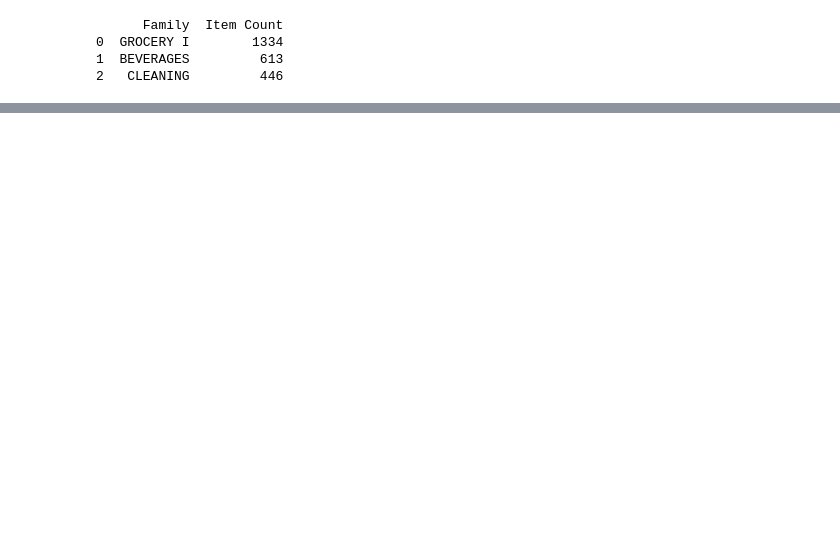
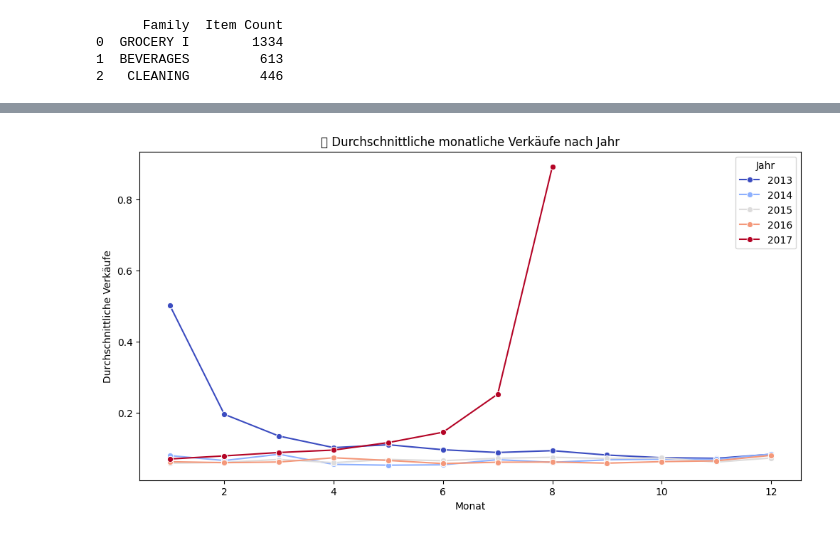
Before and after one commit to Sinem-B62/retail_demand_analysis, a Jupyter notebook: data_prep_ipynbipynb.ipynb, the cells around one changed output, grey strips where cells are left out. Cells and saved outputs as stored; diff of their text form; code cells hidden in the pictures; blank space fills up the shorter version.

```diff
--- a/data_prep_ipynbipynb.ipynb
+++ b/data_prep_ipynbipynb.ipynb
@@ -133,0 +436,23 @@ df_train
+# %%
+df_monthly_trend = (
+    df_train.groupby(['year', 'month'])['unit_sales']
+    .mean()
+    .reset_index()
+)
+
+plt.figure(figsize=(12,6))
+sns.lineplot(
+    data=df_monthly_trend,
+    x='month',
+    y='unit_sales',
+    hue='year',
+    palette='coolwarm',
+    marker='o'
+)
+plt.title('📅 Durchschnittliche monatliche Verkäufe nach Jahr')
+plt.xlabel('Monat')
+plt.ylabel('Durchschnittliche Verkäufe')
+plt.legend(title='Jahr')
+plt.show()
+# %% [output]
+[figure, added]
```
Also changed, not shown: parts of 54 cells of this notebook.
